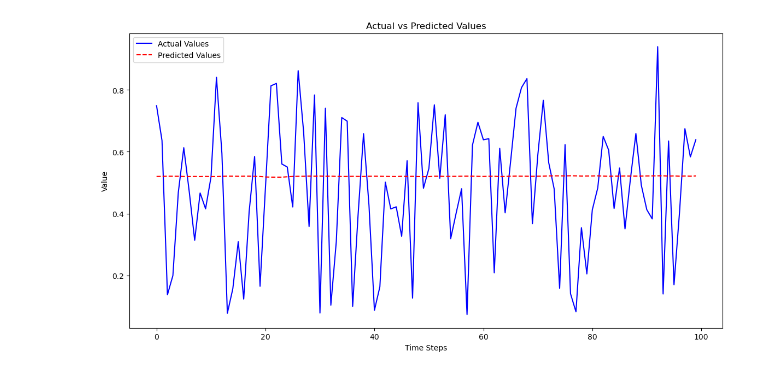
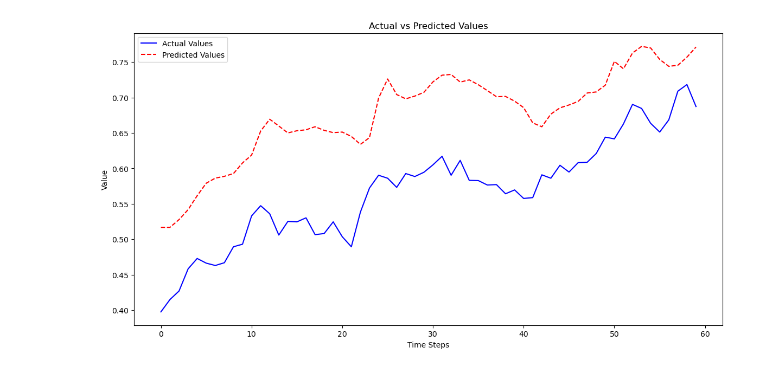
Before and after one commit to Sam-Wang-Xinyu/COMP7409_2025_Project, a Jupyter notebook: Transformer-1.ipynb, the cells around one changed output. Cells and saved outputs as stored; diff of their text form; code cells hidden in the pictures.

```diff
--- a/Transformer-1.ipynb
+++ b/Transformer-1.ipynb
@@ -96,6 +74,6 @@ df.tail()
 # %%
-
-df['datetime'] = df.index.to_timestamp()
+df = df.set_index('date')
+df['datetime'] = pd.to_datetime(df.index)
 df['min_sin'] = np.sin(2 * np.pi * df.datetime.dt.minute / 60)
 df['min_cos'] = np.cos(2 * np.pi * df.datetime.dt.minute / 60)
 df['hour_sin'] = np.sin(2 * np.pi * df.datetime.dt.hour / 60)
@@ -106,5 +84,5 @@ df['month_sin'] = np.sin(2 * np.pi * df.datetime.dt.month / 12)
 df['month_cos'] = np.cos(2 * np.pi * df.datetime.dt.month / 12)
 
 df = df.drop(['datetime'], axis=1)
-print(df.shape)
-df.tail()
+df = df.drop(['high'], axis=1)
+df = df.drop(['low'], axis=1)
@@ -222,16 +253 @@ input_shape = (TIMESTEP, 42)  # 时间步和特征数
 model = create_model(input_shape)
-# %%
-import numpy as np
-
-def create_time_series_data(X, time_steps):
-    X_t = []
-    for i in range(len(X) - time_steps):
-        X_t.append(X[i:i + time_steps])  # 时间步数据
-
-    return np.array(X_t)
-
-X_train = create_time_series_data(X_train , TIMESTEP)
-
-y_train = y_train[TIMESTEP:]
-print(f"X shape: {X_train.shape}")
-print(f"y shape: {y_train.shape}")
@@ -250,5 +254,5 @@ print(y_train[0])
 # %%
-
 # 训练模型
-model.fit(X_train[:500], y_train[:500], epochs=100, batch_size=32, validation_split=0.2)
+model.compile(optimizer='adam', loss='mse')
+model.fit(X_train, y_train, epochs=50, batch_size=32, validation_split=0.2)
 # %% [output]
@@ -275,8 +276,7 @@ Epoch 10/10
 <keras.src.callbacks.history.History at 0x...>
 # %%
 # Make predictions
-X_test = create_time_series_data(X_test, TIMESTEP)
-y_pred = model.predict(X_test[:100])
+y_pred = model.predict(X_test)
 
 # Plotting function
 def plot_predictions(y_true, y_pred):
@@ -290,5 +290,5 @@ def plot_predictions(y_true, y_pred):
     plt.show()
 
 # Call the plotting function
-plot_predictions(y_test[:100], y_pred[:100])
+plot_predictions(y_test, y_pred)
 # %% [output]
@@ -296 +296 @@ plot_predictions(y_test[:100], y_pred[:100])
-[figure, old version]
+[figure, new version]
```
Also changed, not shown: parts of 16 cells of this notebook.
